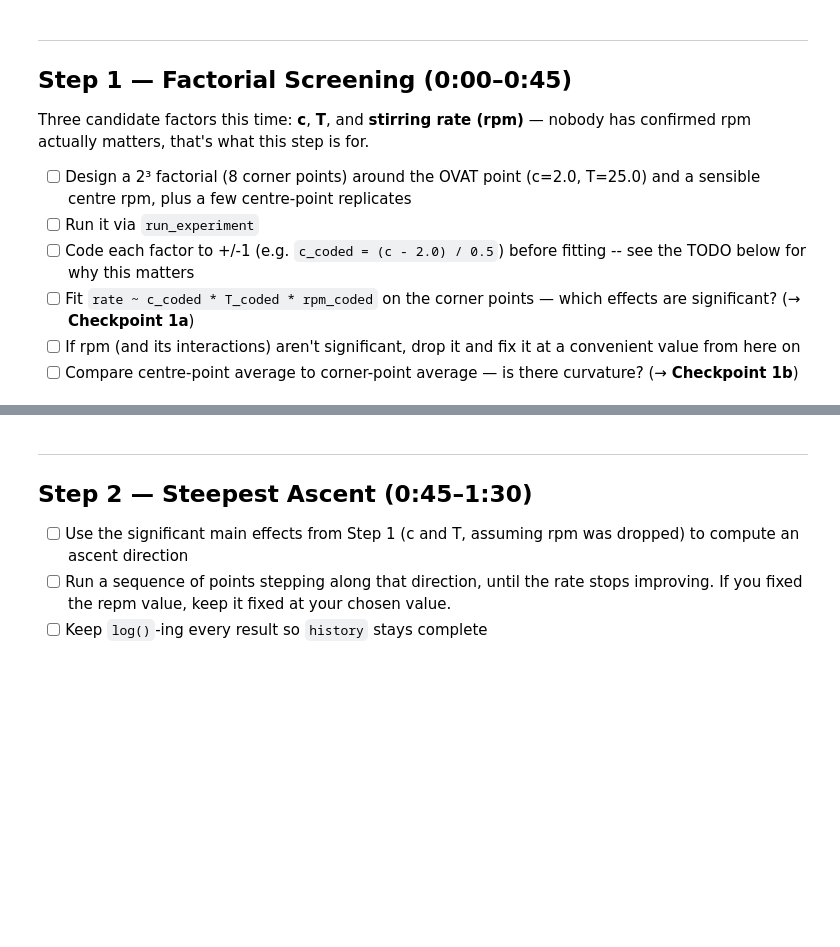
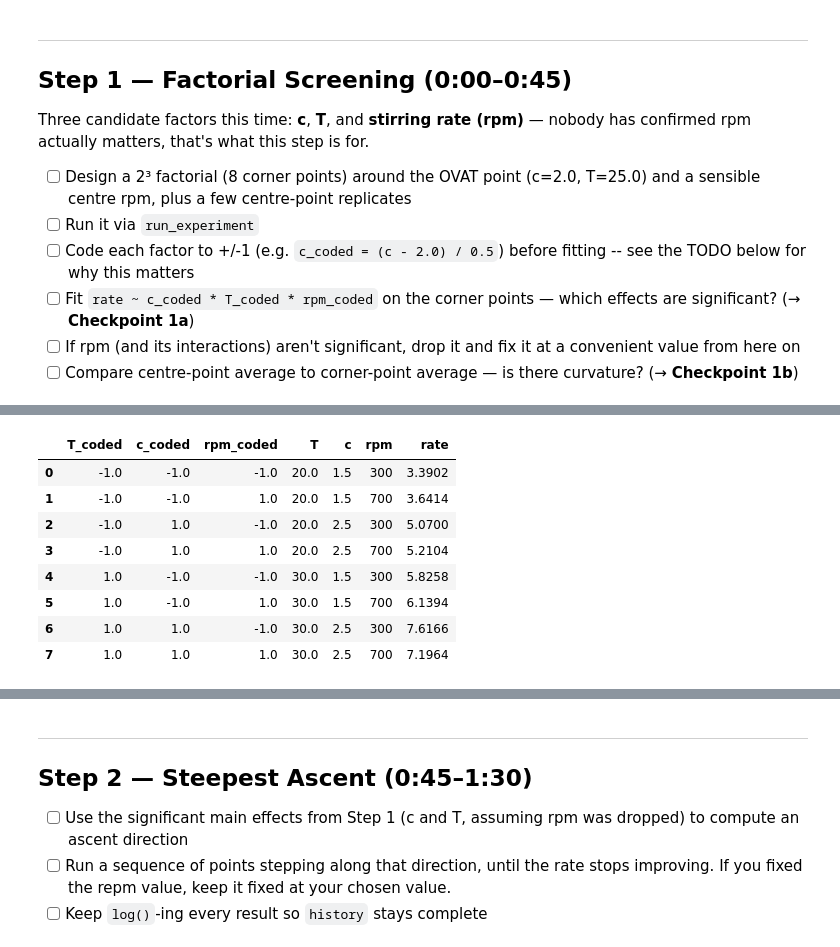
Before and after one commit to evagulevska-ctrl/1kb570_2026, a Jupyter notebook: Labs/03_optimising_catalytic_reaction/starter_notebook.ipynb, the cells around one changed output, grey strips where cells are left out. Saved outputs shown, nothing was run; the diff lists cells and outputs as text; code cells hidden in the pictures; blank space fills up the shorter version.

```diff
--- a/Labs/03_optimising_catalytic_reaction/starter_notebook.ipynb
+++ b/Labs/03_optimising_catalytic_reaction/starter_notebook.ipynb
@@ -61,0 +113,30 @@ rpm_center = [500,500]
+# %%
+#%pip install pyDOE3
+import pyDOE3
+
+ff23 = pyDOE3.ff2n(3)
+df_design = pd.DataFrame(ff23, columns=['T_coded', 'c_coded', 'rpm_coded'])
+df_design['T'] = df_corners['T']
+df_design['c'] = df_corners['c']
+df_design['rpm'] = df_corners['rpm']
+df_design['rate'] = [
+      3.3902,
+      3.6414,
+      5.07,
+      5.2104,
+      5.8258,
+      6.1394,
+      7.6166,
+      7.1964
+    ]
+df_design
+# %% [output]
+|  | T_coded | c_coded | rpm_coded | T | c | rpm | rate |
+| 0 | -1.0 | -1.0 | -1.0 | 20.0 | 1.5 | 300 | 3.3902 |
+| 1 | -1.0 | -1.0 | 1.0 | 20.0 | 1.5 | 700 | 3.6414 |
+| 2 | -1.0 | 1.0 | -1.0 | 20.0 | 2.5 | 300 | 5.0700 |
+| 3 | -1.0 | 1.0 | 1.0 | 20.0 | 2.5 | 700 | 5.2104 |
+| 4 | 1.0 | -1.0 | -1.0 | 30.0 | 1.5 | 300 | 5.8258 |
+| 5 | 1.0 | -1.0 | 1.0 | 30.0 | 1.5 | 700 | 6.1394 |
+| 6 | 1.0 | 1.0 | -1.0 | 30.0 | 2.5 | 300 | 7.6166 |
+| 7 | 1.0 | 1.0 | 1.0 | 30.0 | 2.5 | 700 | 7.1964 |
```
Also changed, not shown: parts of 21 cells of this notebook.
